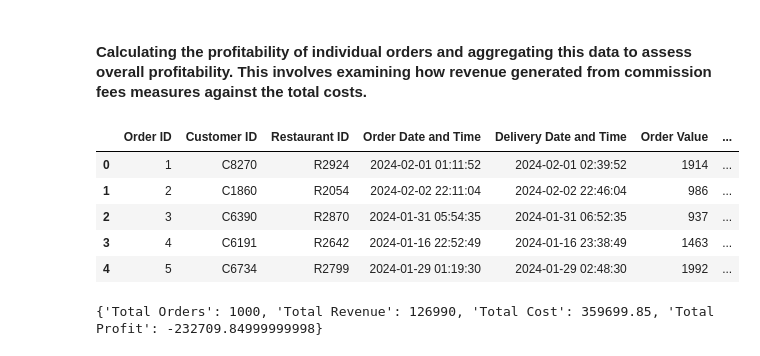
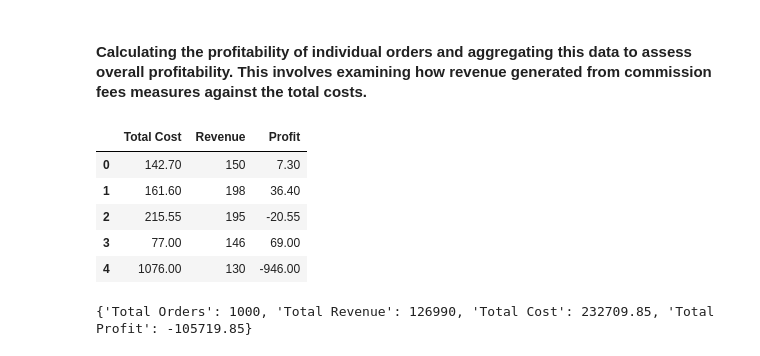
Before and after one commit to jeongseoho/food_delivery, a Jupyter notebook: food_delivery.ipynb, the cells around one changed output. Drawn from its saved outputs; the diff is of its cells as text; code cells hidden in the pictures.

Commit message:
profitability analysis updated

```diff
--- a/food_delivery.ipynb
+++ b/food_delivery.ipynb
@@ -191,20 +208,20 @@ plt.show()
 # %%
 # Calculate total costs and revenue per order
 
-food['Total Cost'] = food['Delivery Fee'] + food['Commission Fee'] + food['Payment Processing Fee'] + food['Discount Amount']
+food['Total Cost'] = food['Delivery Fee'] + food['Payment Processing Fee'] + food['Discount Amount']
 food['Revenue'] = food['Commission Fee']
 food['Profit'] = food['Revenue'] - food['Total Cost']
 
-food.head()
+food[['Total Cost', 'Revenue', 'Profit']].head()
 # %% [output]
-|  | Order ID | Customer ID | Restaurant ID | Order Date and Time | Delivery Date and Time | Order Value | ... |
-| 0 | 1 | C8270 | R2924 | 2024-02-01 01:11:52 | 2024-02-01 02:39:52 | 1914 | ... |
-| 1 | 2 | C1860 | R2054 | 2024-02-02 22:11:04 | 2024-02-02 22:46:04 | 986 | ... |
-| 2 | 3 | C6390 | R2870 | 2024-01-31 05:54:35 | 2024-01-31 06:52:35 | 937 | ... |
-| 3 | 4 | C6191 | R2642 | 2024-01-16 22:52:49 | 2024-01-16 23:38:49 | 1463 | ... |
-| 4 | 5 | C6734 | R2799 | 2024-01-29 01:19:30 | 2024-01-29 02:48:30 | 1992 | ... |
+|  | Total Cost | Revenue | Profit |
+| 0 | 142.70 | 150 | 7.30 |
+| 1 | 161.60 | 198 | 36.40 |
+| 2 | 215.55 | 195 | -20.55 |
+| 3 | 77.00 | 146 | 69.00 |
+| 4 | 1076.00 | 130 | -946.00 |
 # %%
-# aggregate data to get overall metrics
+# Aggregate data to get overall metrics
 
 total_orders = food.shape[0]
 total_revenue = food['Revenue'].sum()
@@ -220,4 +237,4 @@ overall_metrics = {
 
 print(overall_metrics)
 # %% [output]
-{'Total Orders': 1000, 'Total Revenue': 126990, 'Total Cost': 359699.85, 'Total Profit': -232709.84999999998}
+{'Total Orders': 1000, 'Total Revenue': 126990, 'Total Cost': 232709.85, 'Total Profit': -105719.85}
```
Also changed, not shown: parts of 11 cells of this notebook.
